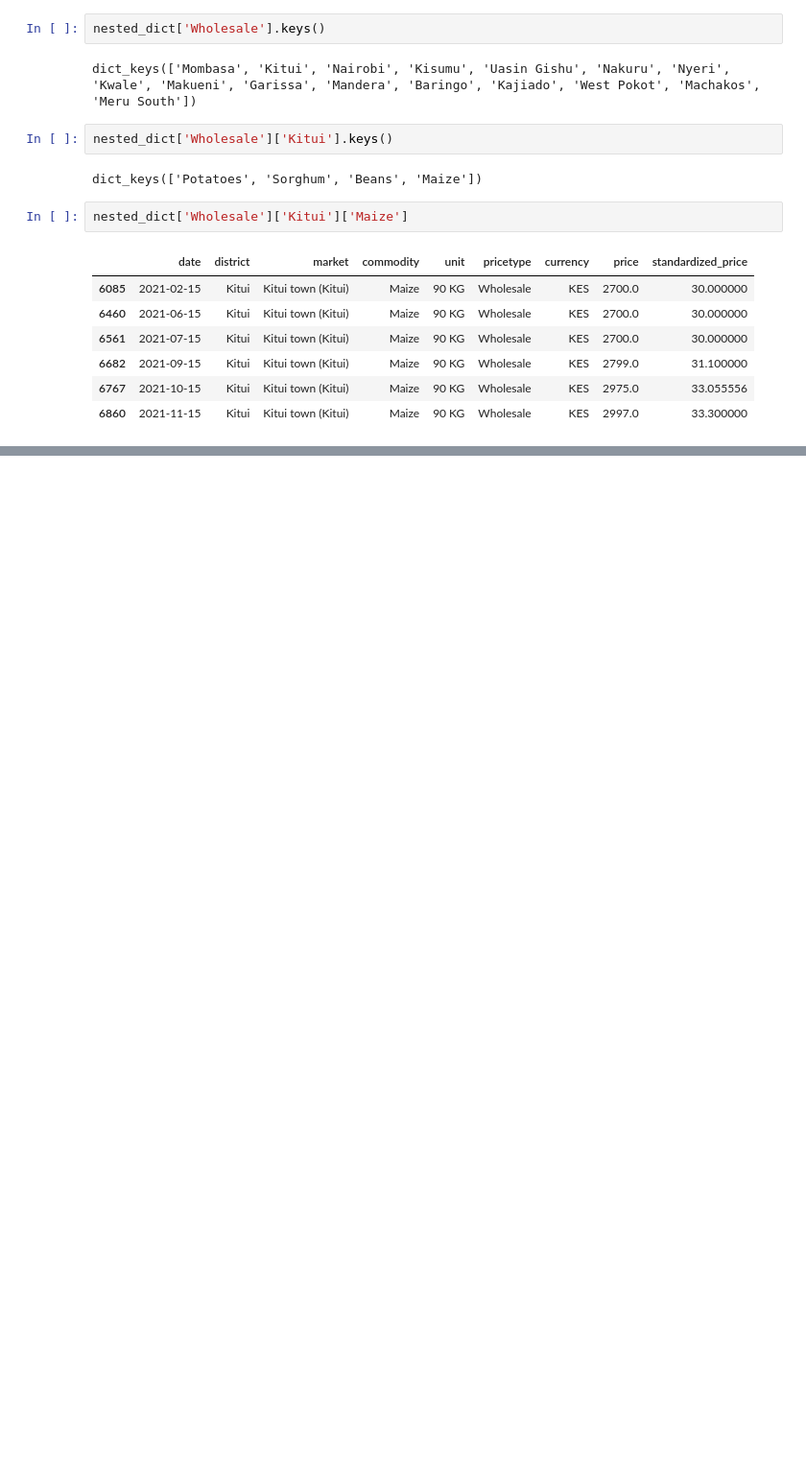
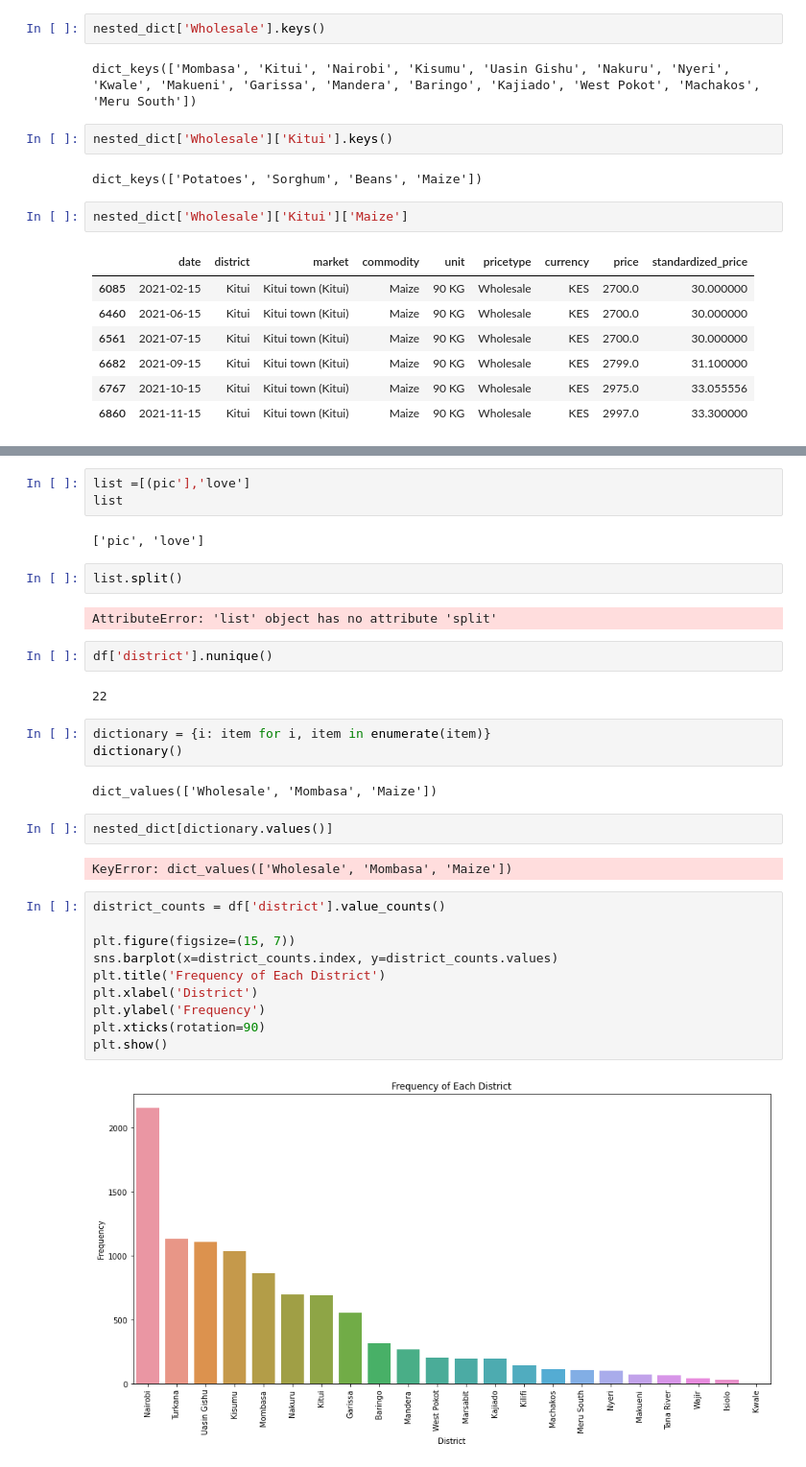
Before and after one commit to Mwenda-Mugambi/Commodity_Price_Forecasting, a Jupyter notebook: more analysis (1).ipynb, the cells around one changed output, grey strips where cells are left out. Shown: that part at 96% size. Cells and saved outputs as stored; diff of their text form; blank space fills up the shorter version.

```diff
--- a/more analysis (1).ipynb
+++ b/more analysis (1).ipynb
@@ -124,0 +271,34 @@ nested_dict['Wholesale']['Kitui']['Maize']
+# %%
+list =[(pic'],'love']
+list
+# %% [output]
+['pic', 'love']
+# %%
+list.split()
+# %% [output]
+AttributeError: 'list' object has no attribute 'split'
+# %%
+df['district'].nunique()
+# %% [output]
+22
+# %%
+dictionary = {i: item for i, item in enumerate(item)}
+dictionary()
+# %% [output]
+dict_values(['Wholesale', 'Mombasa', 'Maize'])
+# %%
+nested_dict[dictionary.values()]
+# %% [output]
+KeyError: dict_values(['Wholesale', 'Mombasa', 'Maize'])
+# %%
+district_counts = df['district'].value_counts()
+
+plt.figure(figsize=(15, 7))
+sns.barplot(x=district_counts.index, y=district_counts.values)
+plt.title('Frequency of Each District')
+plt.xlabel('District')
+plt.ylabel('Frequency')
+plt.xticks(rotation=90)
+plt.show()
+# %% [output]
+[figure, added]
```
Also changed, not shown: parts of 14 cells of this notebook.
